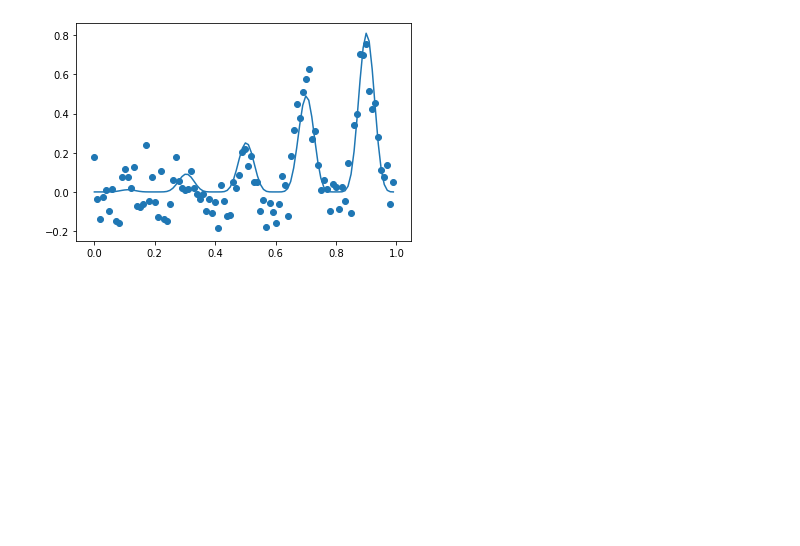
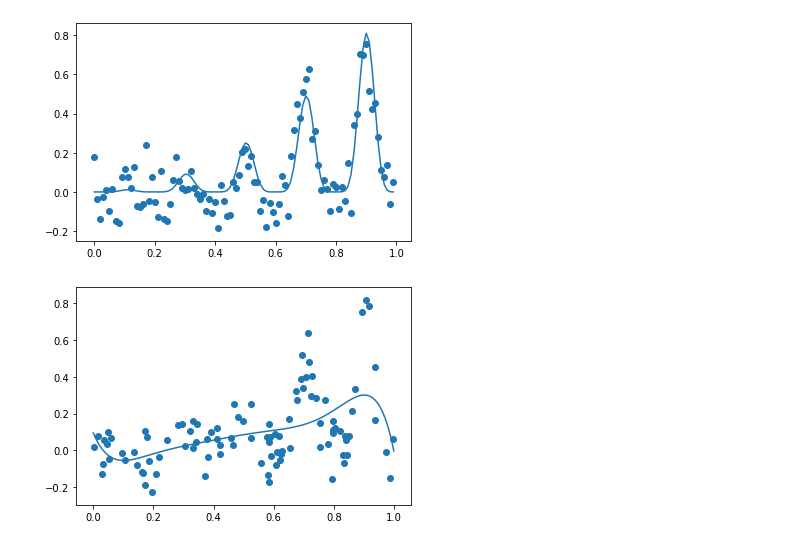
Before and after one commit to jinjin-zhang/algo_from_scratch, a Jupyter notebook: bayesian_optimization_from_scatch.ipynb, the cells around one changed output. Drawn from its saved outputs; the diff is of its cells as text; code cells hidden in the pictures; blank space fills up the shorter version.

```diff
--- a/bayesian_optimization_from_scatch.ipynb
+++ b/bayesian_optimization_from_scatch.ipynb
@@ -30,3 +36,38 @@ pyplot.show()
 # %% [output]
 Optima: x=0.900, y=0.810
 [figure]
+# %%
+# surrogate or approximation for the objective function
+def surrogate(model, X):
+    # catch any warning generated when making a prediction
+    with catch_warnings():
+        # ignore generated warnings
+        simplefilter("ignore")
+        return model.predict(X, return_std=True)
+# %%
+# plot real observations vs surrogate function
+def plot(X, y, model):
+    # scatter plot of inputs and real objective function
+    pyplot.scatter(X, y)
+    # line plot of surrogate function across domain
+    Xsamples = np.asarray(arange(0, 1, 0.001))
+    Xsamples = Xsamples.reshape(len(Xsamples), 1)
+    ysamples, _ = surrogate(model, Xsamples)
+    pyplot.plot(Xsamples, ysamples)
+    # show the plot
+    pyplot.show()
+
+# sample the domain sparsely with noise
+X = random(100)
+y = np.asarray([objective(x) for x in X])
+# reshape into rows and cols
+X = X.reshape(len(X), 1)
+y = y.reshape(len(y), 1)
+# define the model
+model = GaussianProcessRegressor()
+# fit the model
+model.fit(X, y)
+# plot the surrogate function
+plot(X, y, model)
+# %% [output]
+[figure, added]
```
Also changed, not shown: parts of 3 cells of this notebook.
